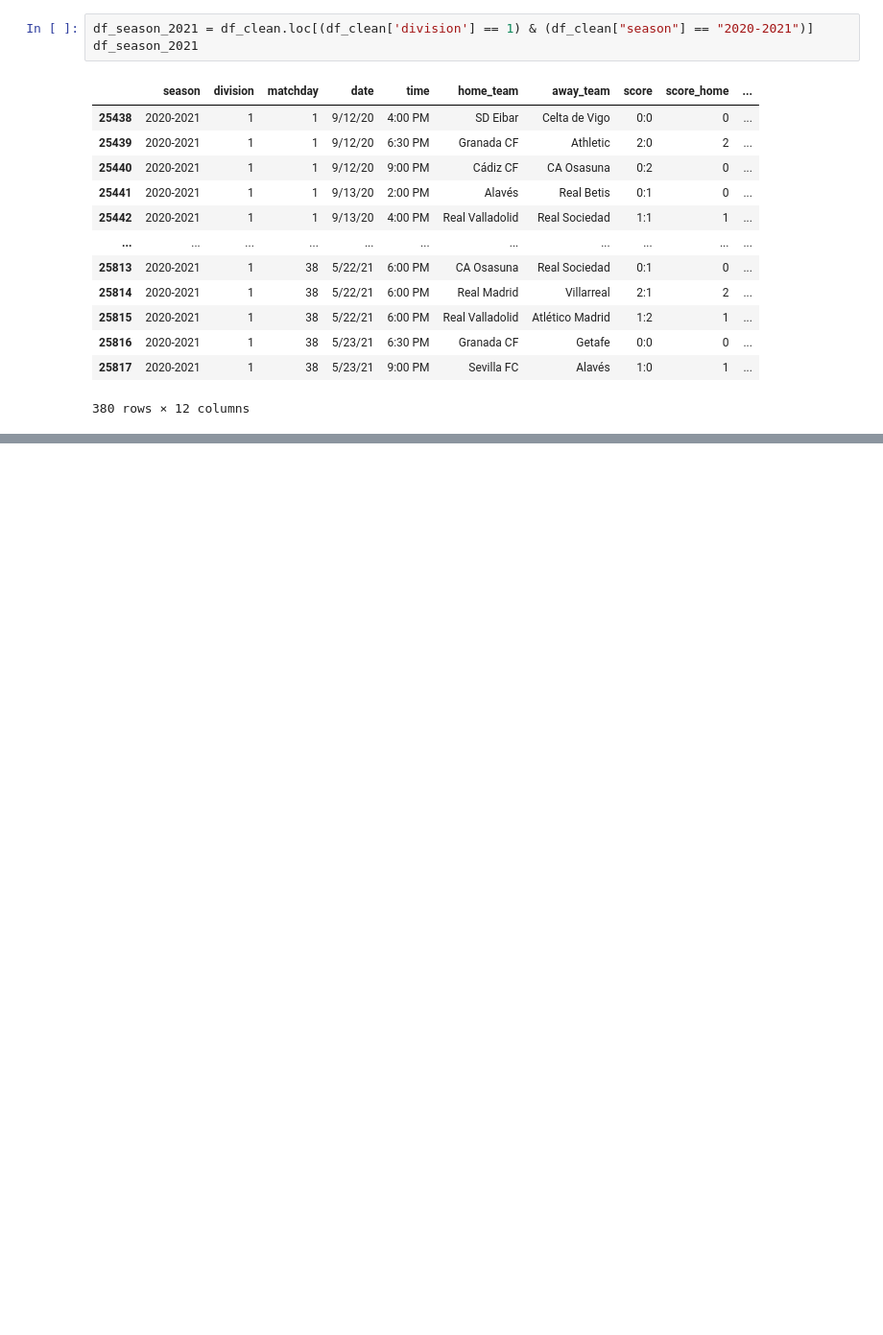
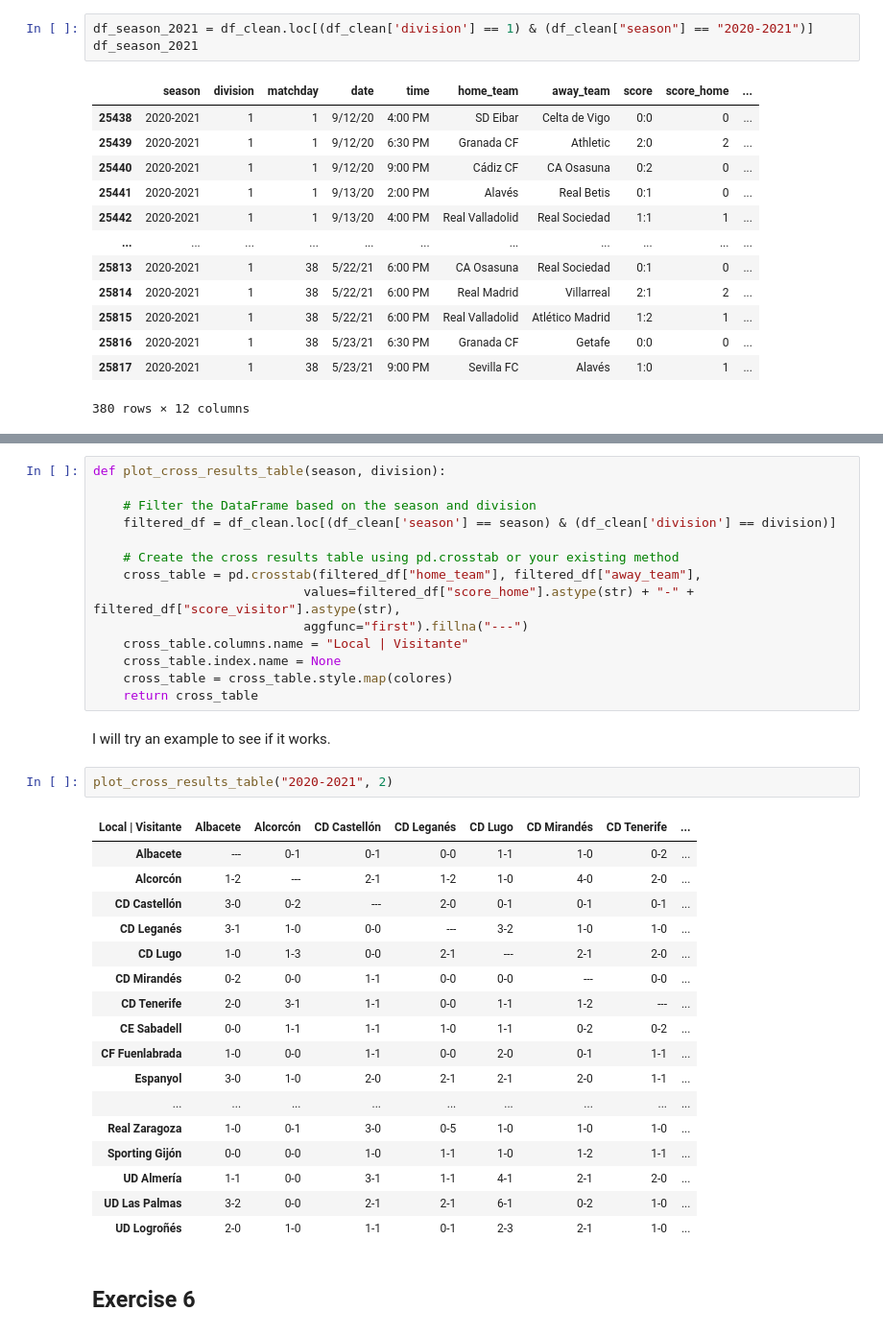
Before and after one commit to jorgers29/Spanish_Football_Analysis, a Jupyter notebook: analysis/LaLigaDataAnalysis.ipynb, the cells around one changed output, grey strips where cells are left out. Shown at 96% size. Drawn from its saved outputs; the diff is of its cells as text; blank space fills up the shorter version.

```diff
--- a/analysis/LaLigaDataAnalysis.ipynb
+++ b/analysis/LaLigaDataAnalysis.ipynb
@@ -207,0 +261,38 @@ df_season_2021
+# %%
+def plot_cross_results_table(season, division):
+
+    # Filter the DataFrame based on the season and division
+    filtered_df = df_clean.loc[(df_clean['season'] == season) & (df_clean['division'] == division)]
+
+    # Create the cross results table using pd.crosstab or your existing method
+    cross_table = pd.crosstab(filtered_df["home_team"], filtered_df["away_team"],
+                            values=filtered_df["score_home"].astype(str) + "-" + filtered_df["score_visitor"].astype(str),
+                            aggfunc="first").fillna("---")
+    cross_table.columns.name = "Local | Visitante"
+    cross_table.index.name = None
+    cross_table = cross_table.style.map(colores)
+    return cross_table
+# %% [markdown]
+I will try an example to see if it works.
+# %%
+plot_cross_results_table("2020-2021", 2)
+# %% [output]
+| Local | Visitante | Albacete | Alcorcón | CD Castellón | CD Leganés | CD Lugo | CD Mirandés | CD Tenerife | ... |
+| Albacete | --- | 0-1 | 0-1 | 0-0 | 1-1 | 1-0 | 0-2 | ... |
+| Alcorcón | 1-2 | --- | 2-1 | 1-2 | 1-0 | 4-0 | 2-0 | ... |
+| CD Castellón | 3-0 | 0-2 | --- | 2-0 | 0-1 | 0-1 | 0-1 | ... |
+| CD Leganés | 3-1 | 1-0 | 0-0 | --- | 3-2 | 1-0 | 1-0 | ... |
+| CD Lugo | 1-0 | 1-3 | 0-0 | 2-1 | --- | 2-1 | 2-0 | ... |
+| CD Mirandés | 0-2 | 0-0 | 1-1 | 0-0 | 0-0 | --- | 0-0 | ... |
+| CD Tenerife | 2-0 | 3-1 | 1-1 | 0-0 | 1-1 | 1-2 | --- | ... |
+| CE Sabadell | 0-0 | 1-1 | 1-1 | 1-0 | 1-1 | 0-2 | 0-2 | ... |
+| CF Fuenlabrada | 1-0 | 0-0 | 1-1 | 0-0 | 2-0 | 0-1 | 1-1 | ... |
+| Espanyol | 3-0 | 1-0 | 2-0 | 2-1 | 2-1 | 2-0 | 1-1 | ... |
+| ... | ... | ... | ... | ... | ... | ... | ... | ... |
+| Real Zaragoza | 1-0 | 0-1 | 3-0 | 0-5 | 1-0 | 1-0 | 1-0 | ... |
+| Sporting Gijón | 0-0 | 0-0 | 1-0 | 1-1 | 1-0 | 1-2 | 1-1 | ... |
+| UD Almería | 1-1 | 0-0 | 3-1 | 1-1 | 4-1 | 2-1 | 2-0 | ... |
+| UD Las Palmas | 3-2 | 0-0 | 2-1 | 2-1 | 6-1 | 0-2 | 1-0 | ... |
+| UD Logroñés | 2-0 | 1-0 | 1-1 | 0-1 | 2-3 | 2-1 | 1-0 | ... |
+# %% [markdown]
+## Exercise 6
```
Also changed, not shown: parts of 7 cells of this notebook.
